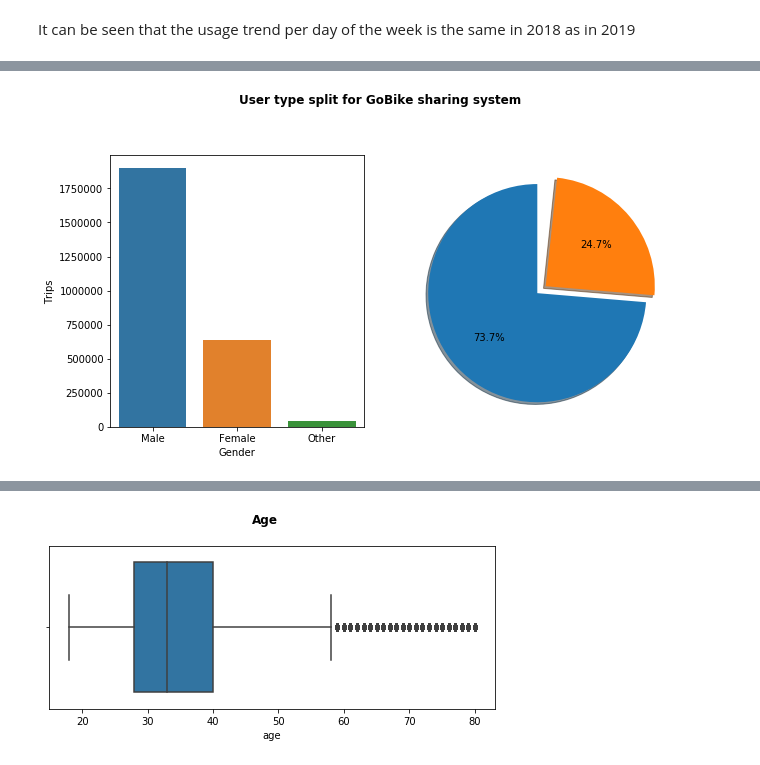
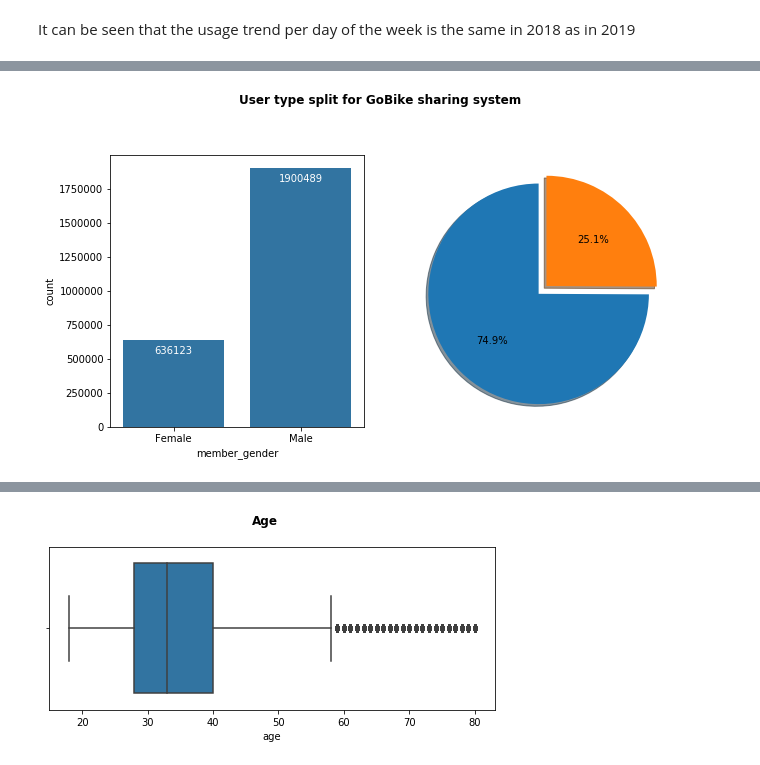
Before and after one commit to apozuelog/Data-visualization-project, a Jupyter notebook: exploration.ipynb, the cells around one changed output, grey strips where cells are left out. Cells and saved outputs as stored; diff of their text form; code cells hidden in the pictures.

```diff
--- a/exploration.ipynb
+++ b/exploration.ipynb
@@ -169,6 +170,8 @@ dtype: object
 #### Can be of the category type
 # %%
 df_clean.user_type = df_clean.user_type.astype('category')
+# Desechamos Other gender
+df_clean = df_clean.query('member_gender != "Other"')
 df_clean.member_gender = df_clean.member_gender.astype('category')
 df_clean.bike_share_for_all_trip = df_clean.bike_share_for_all_trip.astype('category')
 # %%
@@ -313,31 +328,37 @@ It can be seen that the usage trend per day of the week is the same in 2018 as i
 # %%
-# gender for pie chart
-male = df_clean.query('member_gender == "Male"')['bike_id'].count()
-female = df_clean.query('member_gender == "Female"')['bike_id'].count()
-
-male_pie = male / df_clean['bike_id'].count()
-female_pie = female / df_clean['bike_id'].count()
-
 plt.figure(figsize = [10, 5])
 
 # bar
 plt.subplot(121)
 
-g = sns.countplot(data=df_clean, x='member_gender', order=df_clean.member_gender.value_counts().index)
-g.set_xlabel('Gender')
-g.set_ylabel('Trips')
+sb.countplot(data = df_clean, x = 'member_gender', color = base_color)
 
-# pie
+# add annotations
+n_points = df_clean.shape[0]
+cat_counts = df_clean['member_gender'].value_counts()
+locs, labels = plt.xticks() # get the current tick locations and labels
+
+# loop through each pair of locations and labels
+for loc, label in zip(locs, labels):
+
+    # get the text property for the label to get the correct count
+    count = cat_counts[label.get_text()]
+    pct_string = '{:0.0f}'.format(count)
+
+    # print the annotation just below the top of the bar
+    plt.text(loc, count-100000, pct_string, ha = 'center', color = 'w')
+
+# age
 plt.subplot(122)
 
 labels = ['Male', 'Female']
 sizes = [male_pie, female_pie]
 colors = ['darkorange', 'steelblue']
 explode = (0, 0.1)
 
 plt.pie(sizes, explode=explode, autopct='%1.1f%%', shadow=True, startangle=90)
 plt.axis('equal')
 
 plt.suptitle('User type split for GoBike sharing system', y=1.05, fontsize=12, fontweight='semibold');
 # %% [output]
-[figure, old version]
+[figure, new version]
```
Also changed, not shown: parts of 13 cells of this notebook.
